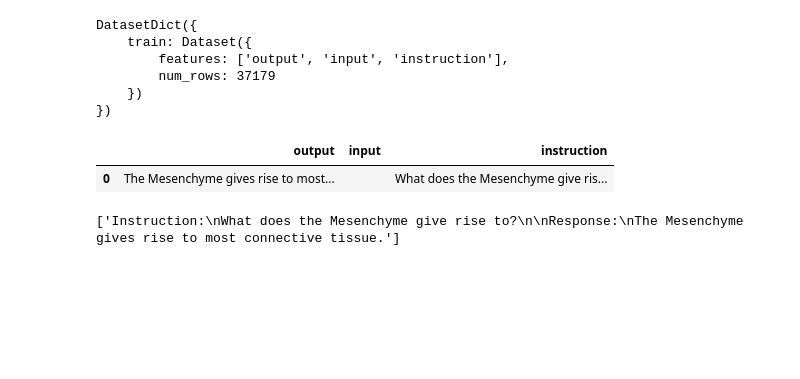
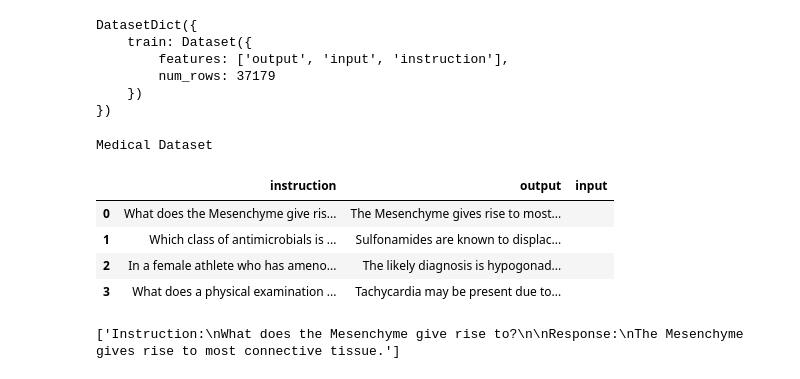
Before and after one commit to Babak-Davani/GemMed, a Jupyter notebook: Medical chatbot.ipynb, the cells around one changed output. Saved outputs shown, nothing was run; the diff lists cells and outputs as text; code cells hidden in the pictures; blank space fills up the shorter version.

```diff
--- a/Medical chatbot.ipynb
+++ b/Medical chatbot.ipynb
@@ -153,10 +153,14 @@ train_ds = train_ds.map(extract_features)
 train_ds = pd.DataFrame(train_ds)
 # %%
 # type(train_ds)
-train_ds[:1]
+train_ds[['instruction', 'output', 'input']].head(4).style.format().set_caption("Medical Dataset")
 # %% [output]
+Medical Dataset
-|  | output | input | instruction |
-| 0 | The Mesenchyme gives rise to most... |  | What does the Mesenchyme give ris... |
+|  | instruction | output | input |
+| 0 | What does the Mesenchyme give ris... | The Mesenchyme gives rise to most... |  |
+| 1 | Which class of antimicrobials is ... | Sulfonamides are known to displac... |  |
+| 2 | In a female athlete who has ameno... | The likely diagnosis is hypogonad... |  |
+| 3 | What does a physical examination ... | Tachycardia may be present due to... |  |
 # %%
 train_ds_list = [
     f"Instruction:\n{row['instruction']}\n\nResponse:\n{row['output']}"
```
Also changed, not shown: parts of 11 cells of this notebook.
